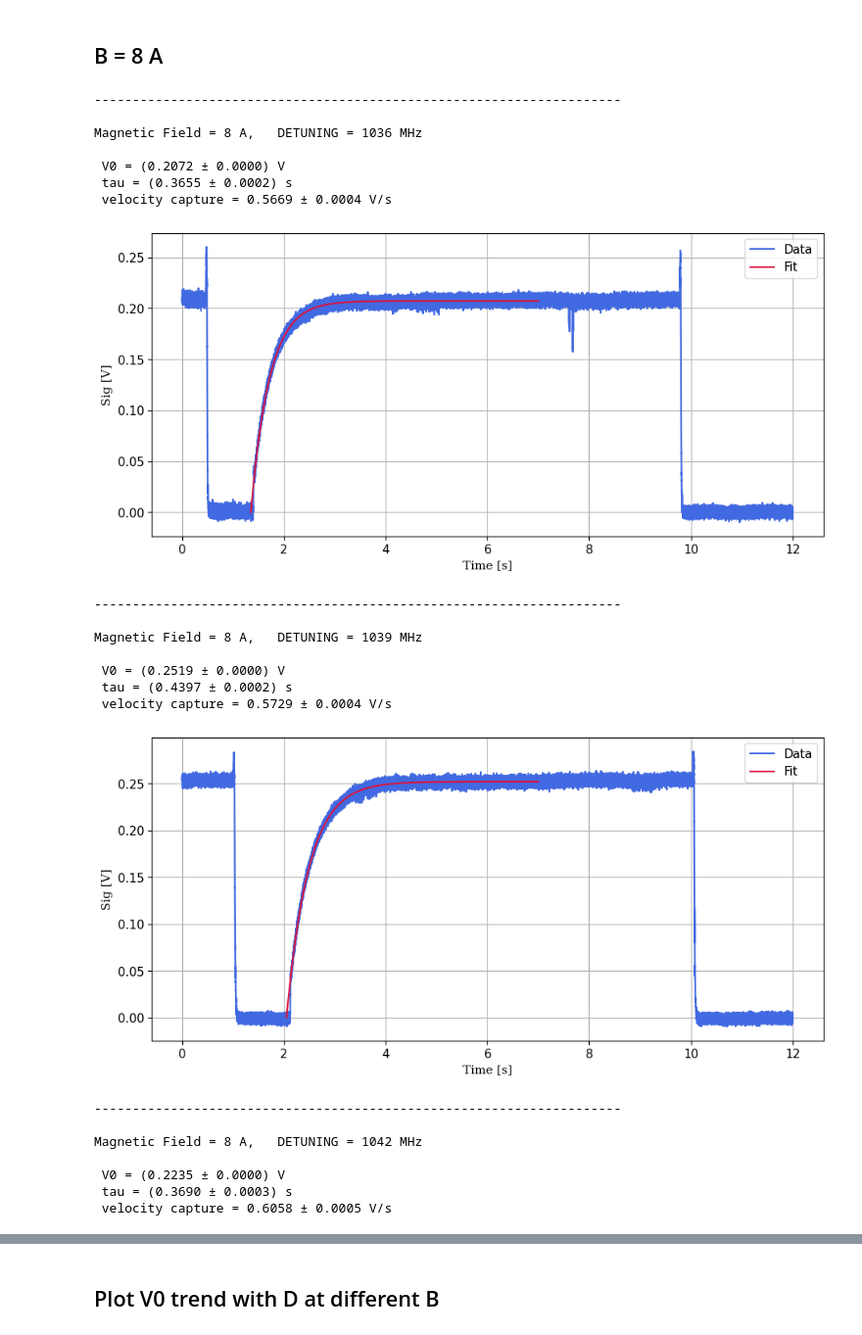
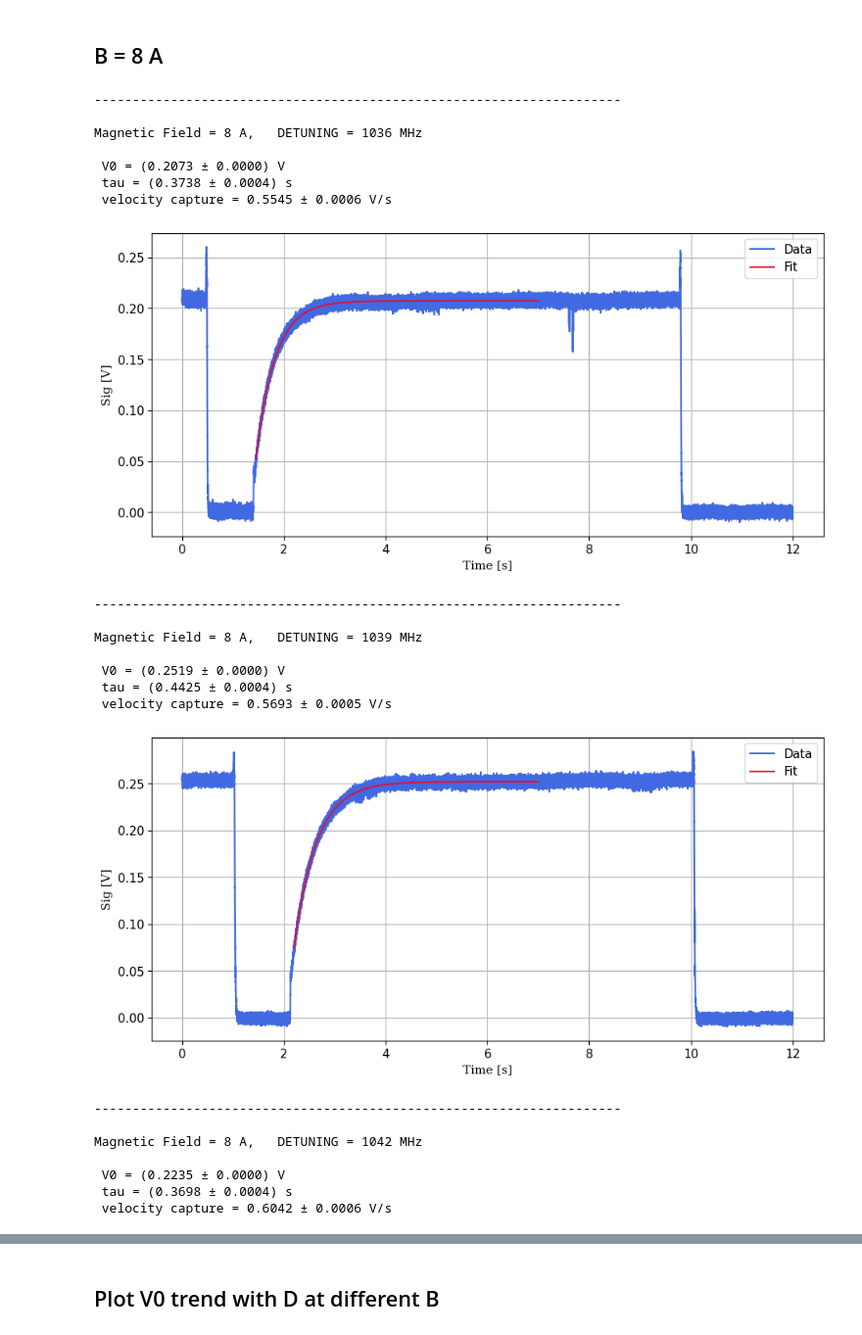
Before and after one commit to Leonardo-Razzai/automatic_measures, a Jupyter notebook: MOT_detuning_oscilloscope/Data/varying_B_and_D/data_analysis.ipynb, the cells around one changed output, grey strips where cells are left out. Shown at 98% size. Saved outputs shown, nothing was run; the diff lists cells and outputs as text; code cells hidden in the pictures.

```diff
--- a/MOT_detuning_oscilloscope/Data/varying_B_and_D/data_analysis.ipynb
+++ b/MOT_detuning_oscilloscope/Data/varying_B_and_D/data_analysis.ipynb
@@ -80,8 +80,8 @@ GAMMA = 5.88 # MHz
 DEFAULT_VOLTAGE_RANGE = 0.5 # V
 DEFAULT_TIME_RANGE = 10 # s
 
-def charge_MOT(t, V0, tau):
-    return V0 * (1 - np.exp(-t/tau))
+def charge_MOT(t, V0, tau, t0):
+    return V0 * (1 - np.exp(-(t-t0)/tau))
 
 def fit_data(data, start_time_fit, end_time_fit):
   """Fit the data from the oscilloscope with an exponential and plot the result."""
@@ -98,10 +98,10 @@ def fit_data(data, start_time_fit, end_time_fit):
   tau_guess = 2  # s
 
   # Perform curve fitting with initial guesses
-  p0 = [sat_guess, tau_guess]
+  p0 = [sat_guess, tau_guess, start_time_fit]
   popt, pcov = curve_fit(charge_MOT, x_data_fit, y_data_fit, p0=p0)
-  V0, tau = popt
-  dV0, dtau = np.sqrt(np.diag(pcov))  # Uncertainties in fit parameters
+  V0, tau, _ = popt
+  dV0, dtau, _ = np.sqrt(np.diag(pcov))  # Uncertainties in fit parameters
 
   vc = V0 / tau # V / s
   dvc = (dV0/V0 + dtau/tau) * vc
@@ -137,43 +137,43 @@ dict_params = {
 # %%
 df_8_1036 = DATA_FOR_FIT[0]
 df_8_1039 = DATA_FOR_FIT[1]
 df_8_1042 = DATA_FOR_FIT[2]
 df_8_1045 = DATA_FOR_FIT[3]
 
 detunings = [1036, 1039, 1042, 1045]
 DATA = [df_8_1036, df_8_1039, df_8_1042, df_8_1045]
-initial_times = [1.35, 2.05, 2.0, 1.6]
+initial_times = [1.45, 2.2, 2.1, 1.7]
 end_times = [7, 7, 7, 7]
 
 for i in range(4):
   det = detunings[i]
   print('---------------------------------------------------------------------')
   print(f'\nMagnetic Field = 8 A,   DETUNING = {det} MHz')
-  V0, tau = fit_data(DATA[i], initial_times[i], end_times[i])
+  V0, tau, _ = fit_data(DATA[i], initial_times[i], end_times[i])
   dict_params['V0 [V]'].append(V0)
   dict_params['tau [s]'].append(tau)
   dict_params['Vc [V/s]'].append(V0/tau)
 # %% [output]
 ---------------------------------------------------------------------
 
 Magnetic Field = 8 A,   DETUNING = 1036 MHz
 
- V0 = (0.2072 ± 0.0000) V
- tau = (0.3655 ± 0.0002) s
- velocity capture = 0.5669 ± 0.0004 V/s
+ V0 = (0.2073 ± 0.0000) V
+ tau = (0.3738 ± 0.0004) s
+ velocity capture = 0.5545 ± 0.0006 V/s
-[figure, old version]
+[figure, new version]
 ---------------------------------------------------------------------
 
 Magnetic Field = 8 A,   DETUNING = 1039 MHz
 
  V0 = (0.2519 ± 0.0000) V
- tau = (0.4397 ± 0.0002) s
- velocity capture = 0.5729 ± 0.0004 V/s
+ tau = (0.4425 ± 0.0004) s
+ velocity capture = 0.5693 ± 0.0005 V/s
-[figure, old version]
+[figure, new version]
 ---------------------------------------------------------------------
 
 Magnetic Field = 8 A,   DETUNING = 1042 MHz
 
  V0 = (0.2235 ± 0.0000) V
- tau = (0.3690 ± 0.0003) s
- velocity capture = 0.6058 ± 0.0005 V/s
+ tau = (0.3698 ± 0.0004) s
+ velocity capture = 0.6042 ± 0.0006 V/s
```
Also changed, not shown: parts of 7 cells of this notebook, 25 other files.
